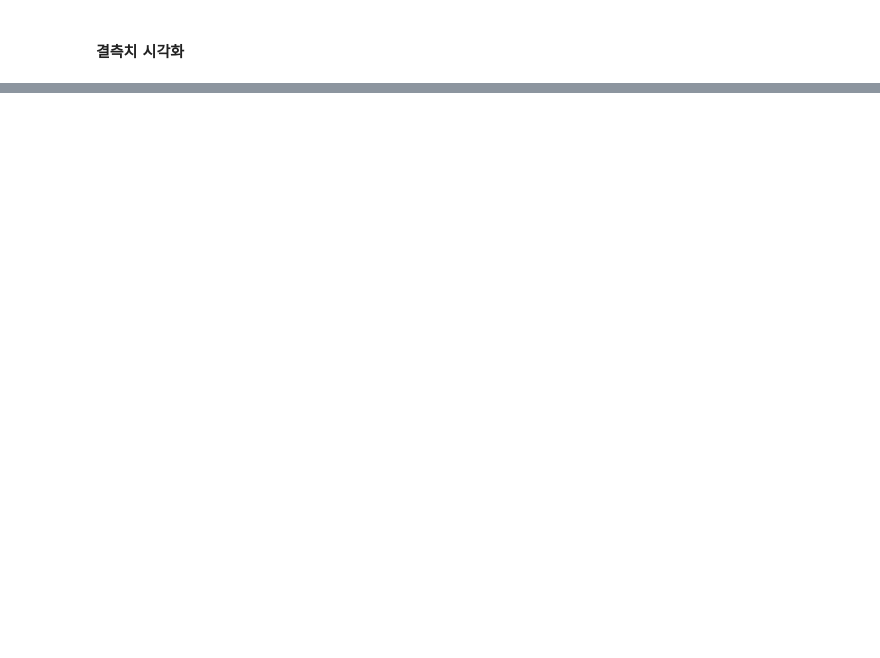
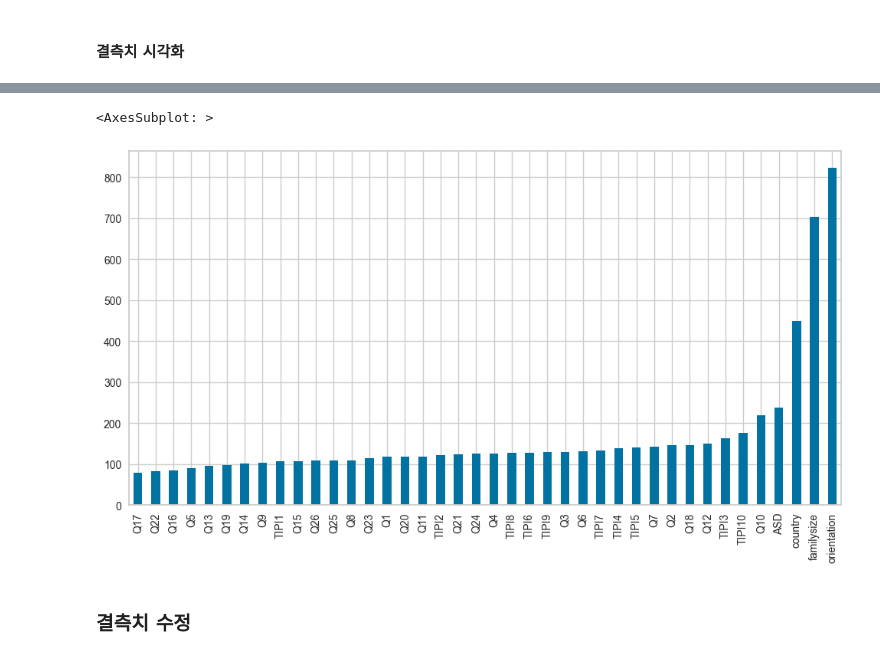
Before and after one commit to P-C-Space/MyDataAnalysis02, a Jupyter notebook: psychological/fixline.ipynb, the cells around one changed output, grey strips where cells are left out. Saved outputs shown, nothing was run; the diff lists cells and outputs as text; code cells hidden in the pictures; blank space fills up the shorter version.

```diff
--- a/psychological/fixline.ipynb
+++ b/psychological/fixline.ipynb
@@ -79,3 +133,13 @@ missing.plot.bar(figsize = (12,6))
+# %%
+missing_test = test.isnull().sum()
+missing_test = missing_test[missing_test > 0]
+missing_test.sort_values(inplace=True)
+missing_test.plot.bar(figsize = (12,6))
+# %% [output]
+<AxesSubplot: >
+[figure, added]
+# %% [markdown]
+### 결측치 수정
 # %%
 from sklearn.preprocessing import LabelEncoder
 ex = LabelEncoder()
```
Also changed, not shown: parts of 33 cells of this notebook, 8 other files.
